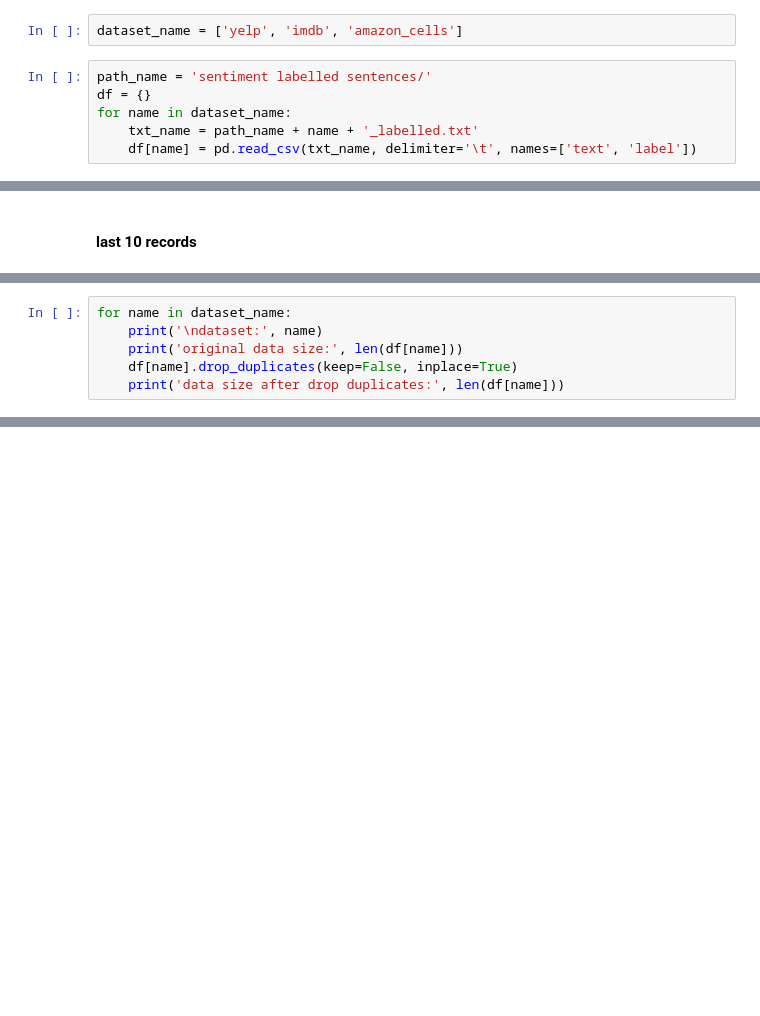
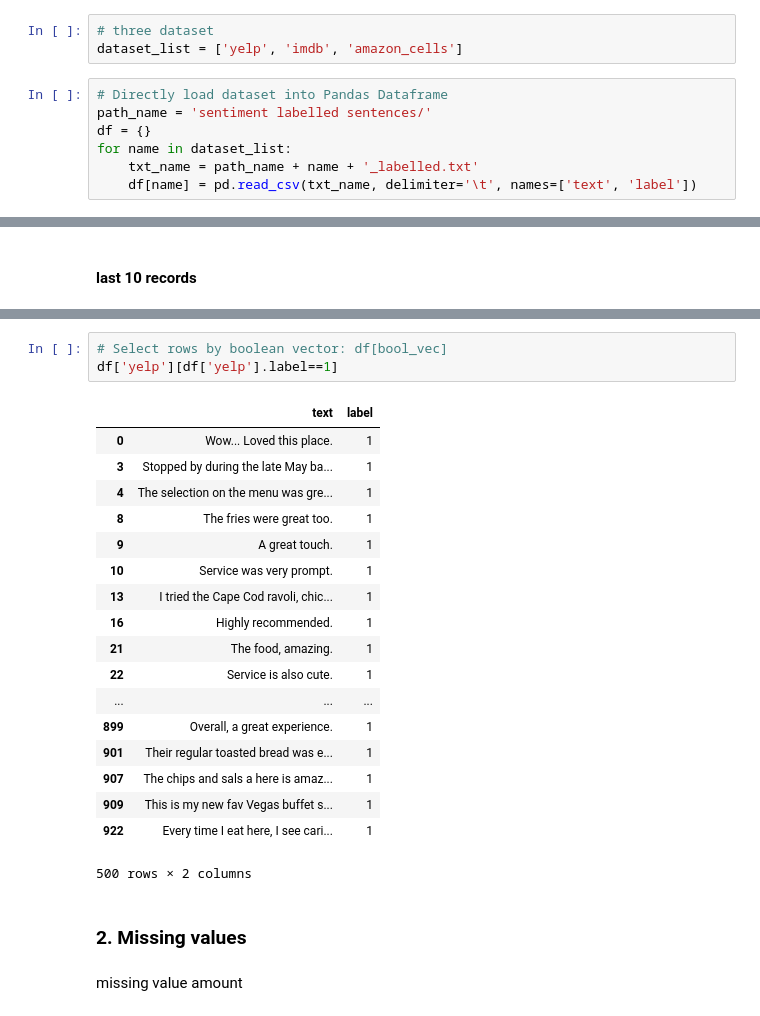
Before and after one commit to changtina/data_mining_hw_1, a Jupyter notebook: 張宜婷_106062585.ipynb, the cells around one changed output, grey strips where cells are left out. Cells and saved outputs as stored; diff of their text form; blank space fills up the shorter version.

```diff
--- a/張宜婷_106062585.ipynb
+++ b/張宜婷_106062585.ipynb
@@ -30,8 +35,10 @@ def tokenize_text(text, remove_stopwords=False):
 # %%
-dataset_name = ['yelp', 'imdb', 'amazon_cells']
+# three dataset
+dataset_list = ['yelp', 'imdb', 'amazon_cells']
 # %%
+# Directly load dataset into Pandas Dataframe
 path_name = 'sentiment labelled sentences/'
 df = {}
-for name in dataset_name:
+for name in dataset_list:
     txt_name = path_name + name + '_labelled.txt'
     df[name] = pd.read_csv(txt_name, delimiter='\t', names=['text', 'label'])
@@ -232,6 +123,0 @@ Great phone. 2
-# %%
-for name in dataset_name:
-    print('\ndataset:', name)
-    print('original data size:', len(df[name]))
-    df[name].drop_duplicates(keep=False, inplace=True)
-    print('data size after drop duplicates:', len(df[name]))
@@ -256,0 +206,26 @@ len(df_sample)
+# %%
+# Select rows by boolean vector: df[bool_vec]
+df['yelp'][df['yelp'].label==1]
+# %% [output]
+|  | text | label |
+| 0 | Wow... Loved this place. | 1 |
+| 3 | Stopped by during the late May ba... | 1 |
+| 4 | The selection on the menu was gre... | 1 |
+| 8 | The fries were great too. | 1 |
+| 9 | A great touch. | 1 |
+| 10 | Service was very prompt. | 1 |
+| 13 | I tried the Cape Cod ravoli, chic... | 1 |
+| 16 | Highly recommended. | 1 |
+| 21 | The food, amazing. | 1 |
+| 22 | Service is also cute. | 1 |
+| ... | ... | ... |
+| 899 | Overall, a great experience. | 1 |
+| 901 | Their regular toasted bread was e... | 1 |
+| 907 | The chips and sals a here is amaz... | 1 |
+| 909 | This is my new fav Vegas buffet s... | 1 |
+| 922 | Every time I eat here, I see cari... | 1 |
+500 rows × 2 columns
+# %% [markdown]
+### 2. Missing values
+# %% [markdown]
+missing value amount
```
Also changed, not shown: parts of 90 cells of this notebook.
